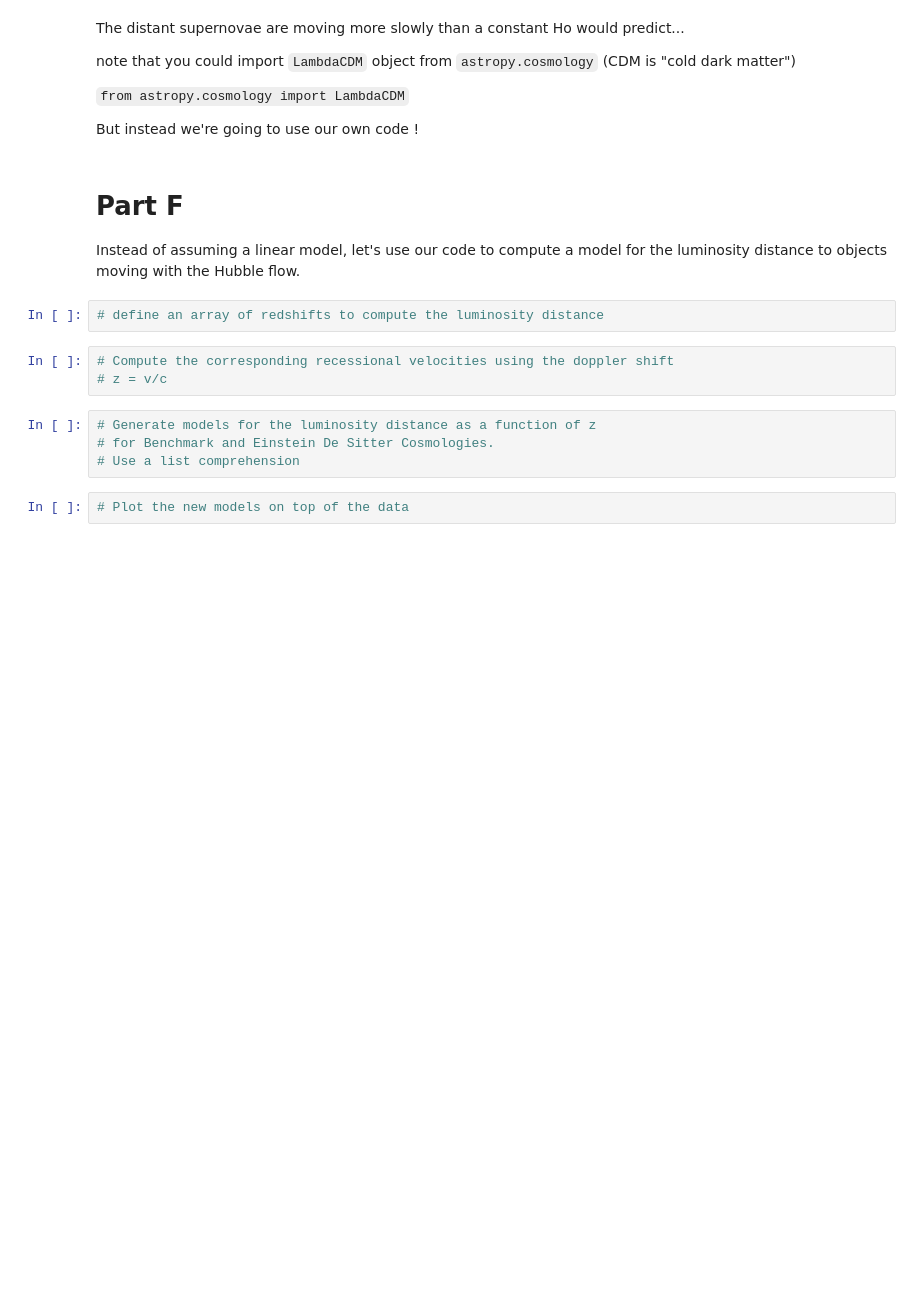
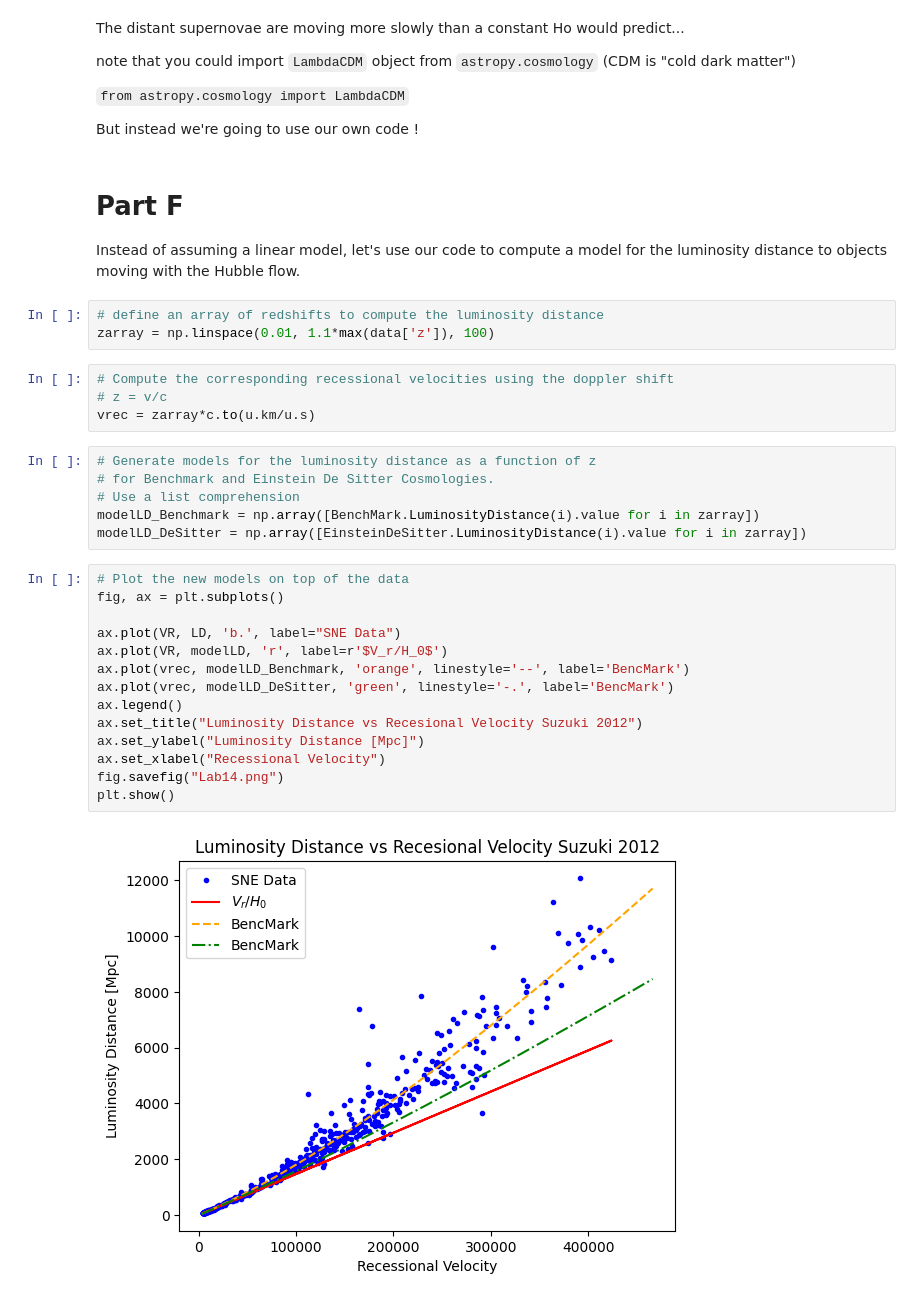
Before and after one commit to coltonq112358/ASTR400B, a Jupyter notebook: Labs/Lab14/Lab14.ipynb, the cells around one changed output. Saved outputs shown, nothing was run; the diff lists cells and outputs as text; blank space fills up the shorter version.

```diff
--- a/Labs/Lab14/Lab14.ipynb
+++ b/Labs/Lab14/Lab14.ipynb
@@ -256,15 +256,33 @@ But instead we're going to use our own code !
 Instead of assuming a linear model, let's use our code to compute a model for the luminosity distance to objects moving with the Hubble flow.
 # %%
 # define an array of redshifts to compute the luminosity distance
+zarray = np.linspace(0.01, 1.1*max(data['z']), 100)
 # %%
 # Compute the corresponding recessional velocities using the doppler shift
 # z = v/c
+vrec = zarray*c.to(u.km/u.s)
 # %%
 # Generate models for the luminosity distance as a function of z
 # for Benchmark and Einstein De Sitter Cosmologies.
 # Use a list comprehension
+modelLD_Benchmark = np.array([BenchMark.LuminosityDistance(i).value for i in zarray])
+modelLD_DeSitter = np.array([EinsteinDeSitter.LuminosityDistance(i).value for i in zarray])
-# %%
-# Plot the new models on top of the data
+# %%
+# Plot the new models on top of the data
+fig, ax = plt.subplots()
+
+ax.plot(VR, LD, 'b.', label="SNE Data")
+ax.plot(VR, modelLD, 'r', label=r'$V_r/H_0$')
+ax.plot(vrec, modelLD_Benchmark, 'orange', linestyle='--', label='BencMark')
+ax.plot(vrec, modelLD_DeSitter, 'green', linestyle='-.', label='BencMark')
+ax.legend()
+ax.set_title("Luminosity Distance vs Recesional Velocity Suzuki 2012")
+ax.set_ylabel("Luminosity Distance [Mpc]")
+ax.set_xlabel("Recessional Velocity")
+fig.savefig("Lab14.png")
+plt.show()
+# %% [output]
+[figure, added]
 # %% [markdown]
 To determine the best fit, you would test different values of Omega_M and Omega_L and generate probability contours
 
```
Also changed, not shown: 2 other files.
